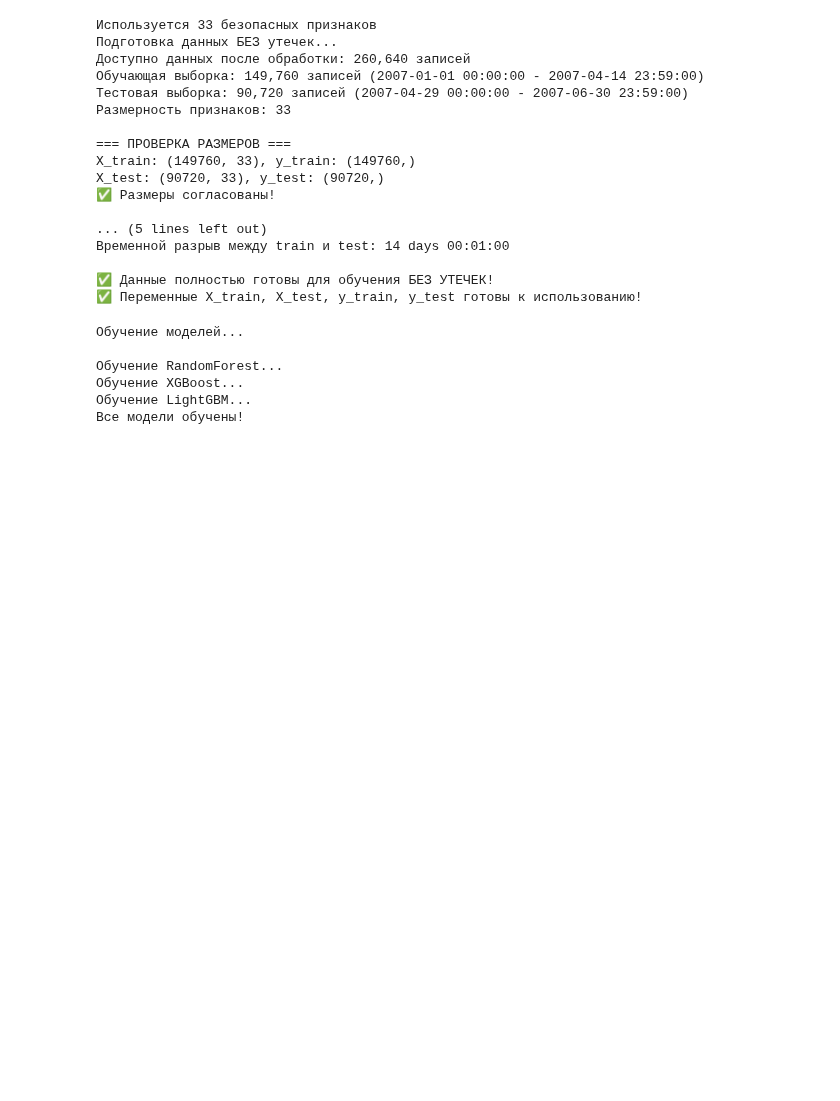
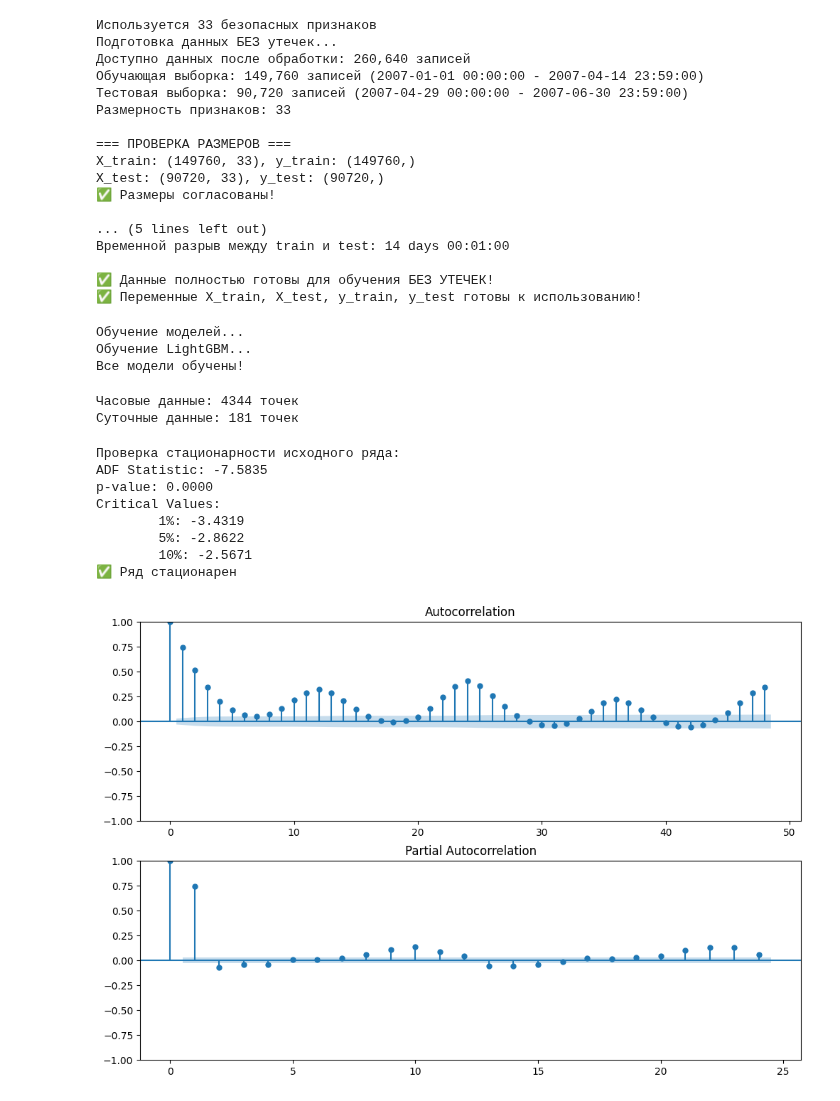
Before and after one commit to pogodaa/ML_cursovaya, a Jupyter notebook: model.ipynb, the cells around one changed output. Cells and saved outputs as stored; diff of their text form; code cells hidden in the pictures; blank space fills up the shorter version.

Commit message:
model

```diff
--- a/model.ipynb
+++ b/model.ipynb
@@ -406,29 +406,6 @@ print("Обучение моделей...")
 # Словарь для хранения моделей и результатов
 models = {}
 results = {}
-
-# A. RANDOM FOREST
-print("\nОбучение RandomForest...")
-rf_model = RandomForestRegressor(
-    n_estimators=100,
-    max_depth=20,
-    random_state=42,
-    n_jobs=-1
-)
-rf_model.fit(X_train, y_train)
-models['RandomForest'] = rf_model
-
-# B. XGBOOST
-print("Обучение XGBoost...")
-xgb_model = xgb.XGBRegressor(
-    n_estimators=100,
-    max_depth=10,
-    learning_rate=0.1,
-    random_state=42,
-    n_jobs=-1
-)
-xgb_model.fit(X_train, y_train)
-models['XGBoost'] = xgb_model
 
 # C. LIGHTGBM
 print("Обучение LightGBM...")
@@ -446,8 +423,59 @@ models['LightGBM'] = lgb_model
 print("Все модели обучены!")
 # %% [output]
 Обучение моделей...
-
-Обучение RandomForest...
-Обучение XGBoost...
 Обучение LightGBM...
 Все модели обучены!
+# %%
+import pandas as pd
+import numpy as np
+import matplotlib.pyplot as plt
+from statsmodels.tsa.statespace.sarimax import SARIMAX
+from statsmodels.tsa.arima.model import ARIMA
+from statsmodels.tsa.stattools import adfuller
+from statsmodels.graphics.tsaplots import plot_acf, plot_pacf
+
+# Агрегация данных по часам (для ARIMA лучше меньше точек)
+hourly_data = df['Global_active_power'].resample('H').mean()
+daily_data = df['Global_active_power'].resample('D').mean()
+
+print(f"Часовые данные: {len(hourly_data)} точек")
+print(f"Суточные данные: {len(daily_data)} точек")
+# %% [output]
+Часовые данные: 4344 точек
+Суточные данные: 181 точек
+# %%
+def check_stationarity(timeseries):
+    """Проверка стационарности ряда"""
+    result = adfuller(timeseries.dropna())
+    print(f'ADF Statistic: {result[0]:.4f}')
+    print(f'p-value: {result[1]:.4f}')
+    print('Critical Values:')
+    for key, value in result[4].items():
+        print(f'\t{key}: {value:.4f}')
+
+    if result[1] <= 0.05:
+        print("✅ Ряд стационарен")
+        return True
+    else:
+        print("❌ Ряд нестационарен")
+        return False
+
+# Проверка исходного ряда
+print("Проверка стационарности исходного ряда:")
+check_stationarity(hourly_data)
+
+# Визуализация ACF/PACF
+fig, (ax1, ax2) = plt.subplots(2, 1, figsize=(12, 8))
+plot_acf(hourly_data, ax=ax1, lags=48)
+plot_pacf(hourly_data, ax=ax2, lags=24)
+plt.show()
+# %% [output]
+Проверка стационарности исходного ряда:
+ADF Statistic: -7.5835
+p-value: 0.0000
+Critical Values:
+        1%: -3.4319
+        5%: -2.8622
+        10%: -2.5671
+✅ Ряд стационарен
+[figure, added]
```
Also changed, not shown: parts of 24 cells of this notebook.
